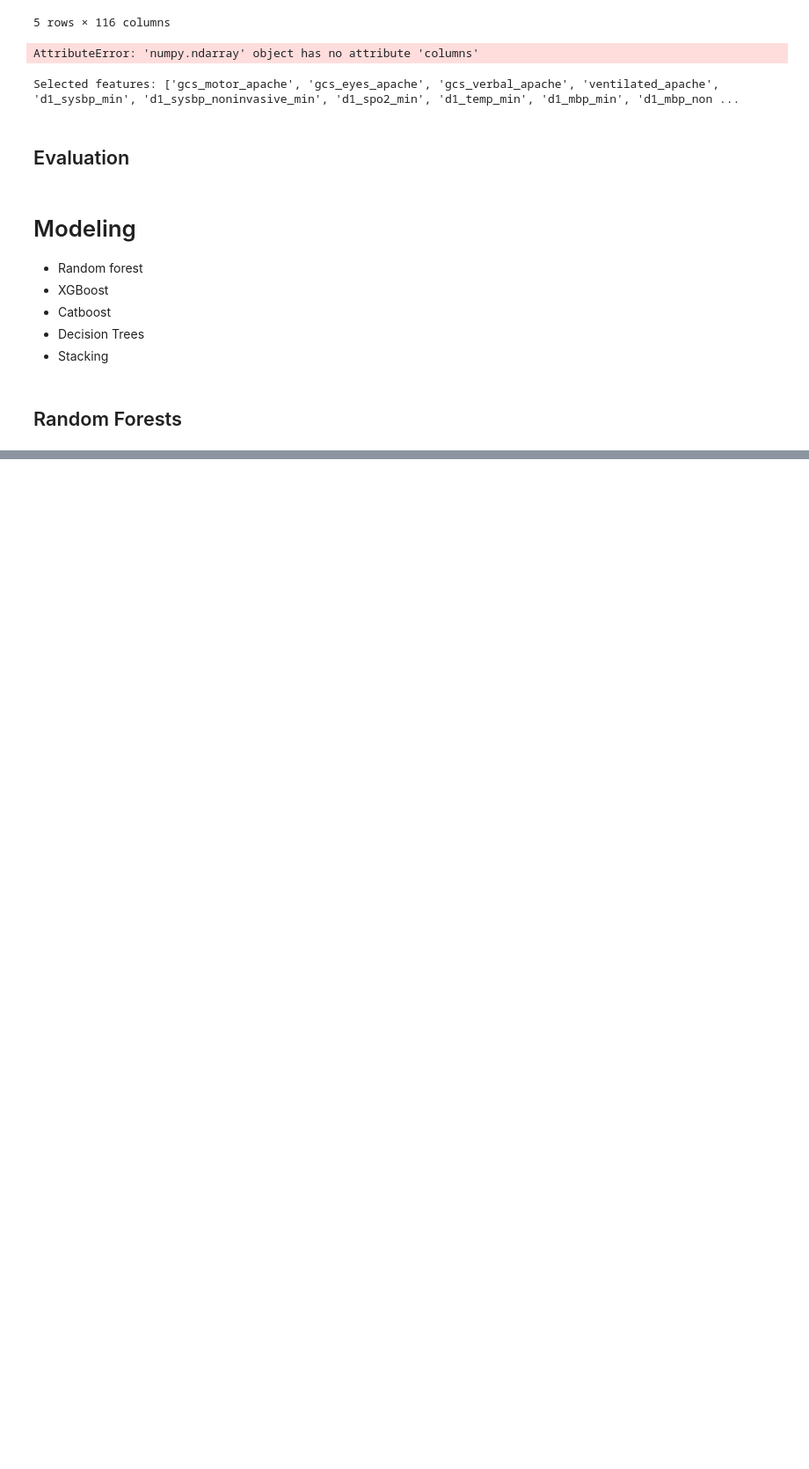
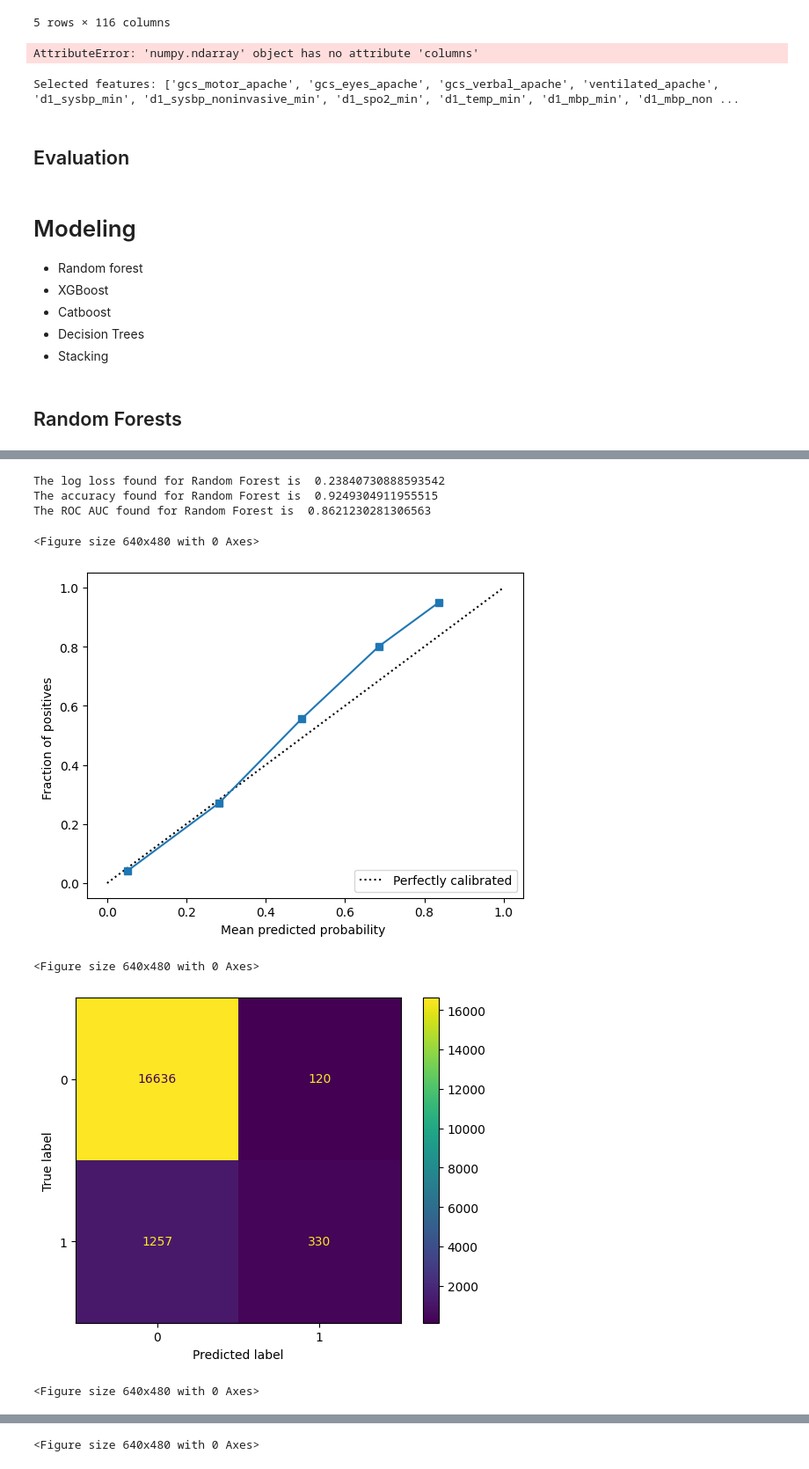
Before and after one commit to pauljhan01/DSP-Final-Project, a Jupyter notebook: FinalProject.ipynb, the cells around one changed output, grey strips where cells are left out. Shown at 88% size. Saved outputs shown, nothing was run; the diff lists cells and outputs as text; code cells hidden in the pictures; blank space fills up the shorter version.

Commit message:
trying w scaled

```diff
--- a/FinalProject.ipynb
+++ b/FinalProject.ipynb
@@ -292,6 +290,11 @@ normaldf.head()
 #     print()
 # %% [output]
 AttributeError: 'numpy.ndarray' object has no attribute 'columns'
+# %%
+scaledy = scaledf.pop('hospital_death')
+normaly = normaldf.pop('hospital_death')
+X_trains, X_tests, y_trains, y_tests = train_test_split(scaledf,y, test_size=0.2, random_state=42)
+X_trainn, X_testn, y_trainn, y_testn = train_test_split(normaldf,y, test_size=0.2, random_state=42)
 # %%
 from sklearn.feature_selection import f_classif
 from sklearn.model_selection import train_test_split
@@ -383,6 +386,7 @@ def evaluate(probs, true, model_name):
     disp.plot()
     disp.plot()
     plt.show()
+    plt.figure()
     fpr, tpr, thresholds = roc_curve(true, probs)
     roc_auc = auc(fpr, tpr)
     display = RocCurveDisplay(fpr=fpr, tpr=tpr, roc_auc=roc_auc,
@@ -402,8 +427,17 @@ def evaluate(probs, true, model_name):
 # %%
 from sklearn.ensemble import RandomForestClassifier
 
 rf = RandomForestClassifier(random_state=42)
-rf.fit(X_train, y_train)
+rf.fit(X_trains, y_trains)
 
-rf_probs = rf.predict_proba(X_test)
-evaluate(rf_probs[:,1], y_test, "Random Forest")
+rf_probs = rf.predict_proba(X_tests)
+evaluate(rf_probs[:,1], y_tests, "Random Forest")
+# %% [output]
+The log loss found for Random Forest is  0.23840730888593542
+The accuracy found for Random Forest is  0.9249304911955515
+The ROC AUC found for Random Forest is  0.8621230281306563
+<Figure size 640x480 with 0 Axes>
+[figure, added]
+<Figure size 640x480 with 0 Axes>
+[figure, added]
+<Figure size 640x480 with 0 Axes>
@@ -409,0 +446 @@ evaluate(rf_probs[:,1], y_test, "Random Forest")
+<Figure size 640x480 with 0 Axes>
```
Also changed, not shown: parts of 3 cells of this notebook, 1 other file.
